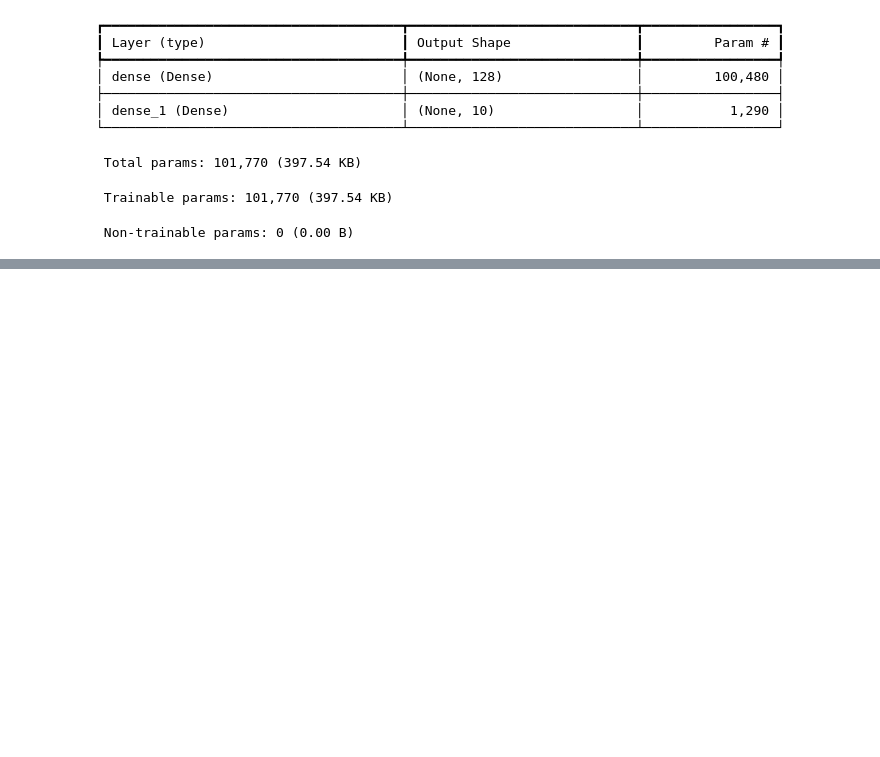
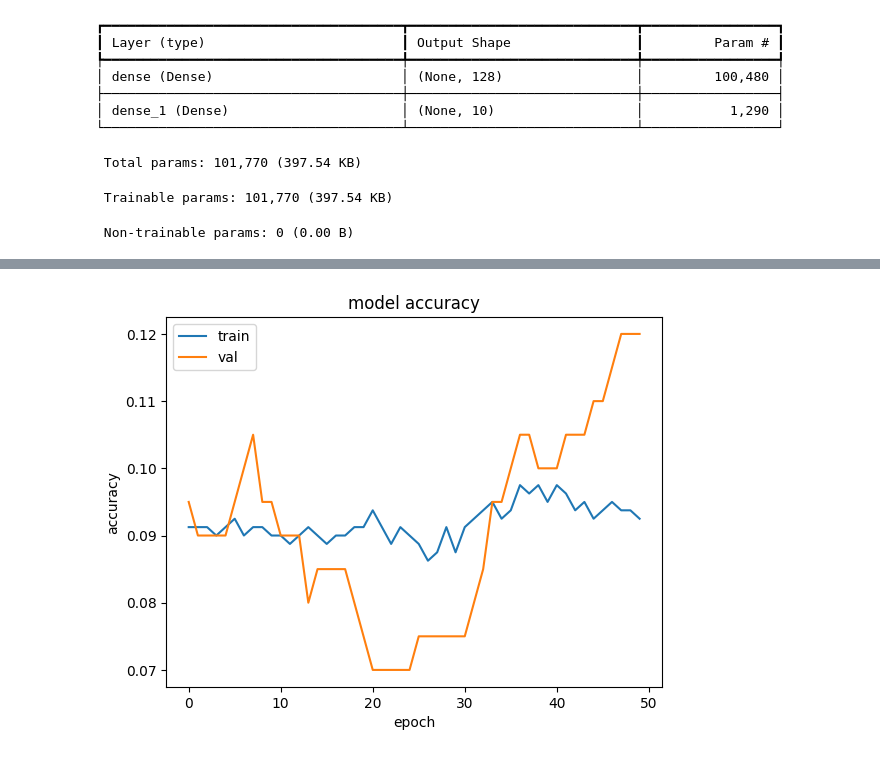
Before and after one commit to bcheng251/BenChen, a Jupyter notebook: Convert_ipynb_to_HTML_in_Colab.ipynb, the cells around one changed output, grey strips where cells are left out. Cells and saved outputs as stored; diff of their text form; code cells hidden in the pictures; blank space fills up the shorter version.

```diff
--- a/Convert_ipynb_to_HTML_in_Colab.ipynb
+++ b/Convert_ipynb_to_HTML_in_Colab.ipynb
@@ -1648,0 +1710,4 @@ Model: "sequential"
+# %%
+plot(history,'accuracy')
+# %% [output]
+[figure, added]
```
Also changed, not shown: parts of 5 cells of this notebook.
